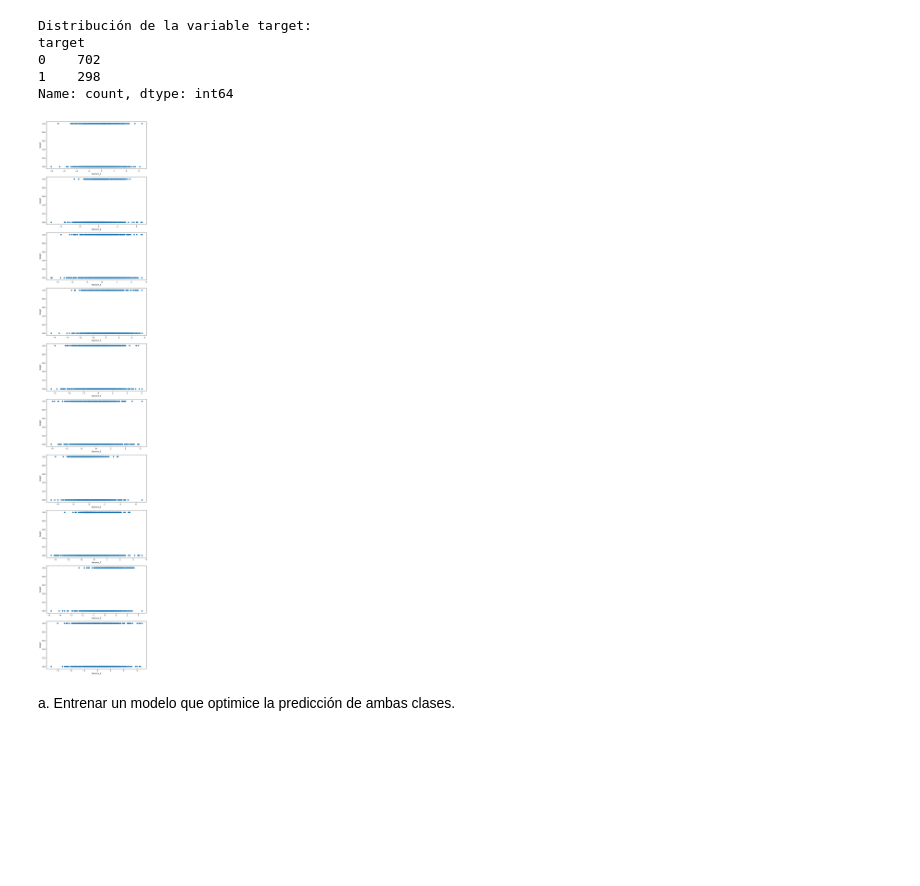
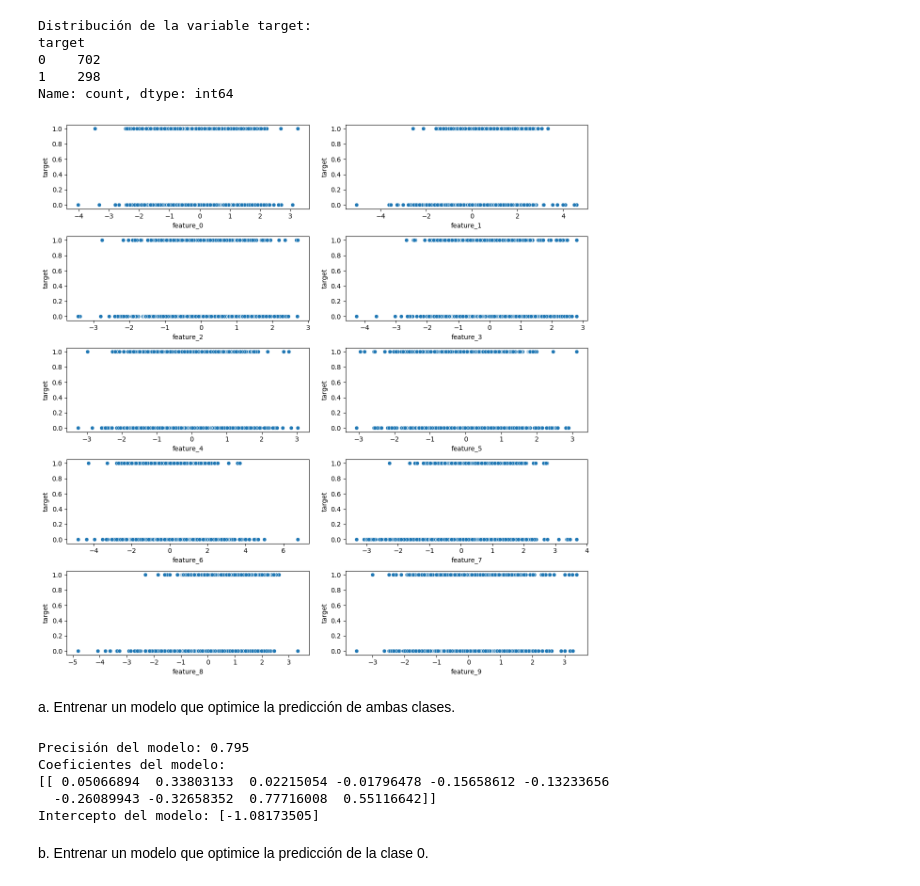
Before and after one commit to jl-tavera/assignments-ML, a Jupyter notebook: assignment1.ipynb, the cells around one changed output. Drawn from its saved outputs; the diff is of its cells as text; code cells hidden in the pictures; blank space fills up the shorter version.

```diff
--- a/assignment1.ipynb
+++ b/assignment1.ipynb
@@ -478,26 +556,69 @@ target
 1    298
 Name: count, dtype: int64
 # %%
-import seaborn as sns
-# Get the list of features
+# Toma la lista de features
 features = df.columns[:-1]
 
-# Create subplots
-fig, axes = plt.subplots(len(features), 1, figsize=(8, len(features)*4))
+# Calcula el número de filas y columnas para los subplots
+num_rows = (len(features) - 1) // 2 + 1
+num_cols = min(len(features), 2)
 
-# Iterate over each feature and plot against the target
+# Crea una figura y un conjunto de subplots
+fig, axes = plt.subplots(num_rows, num_cols, figsize=(12, 12))
+
+# Itera sobre cada feature y crea un scatter plot
 for i, feature in enumerate(features):
-    ax = axes[i]
+    row = i // num_cols
+    col = i % num_cols
+    ax = axes[row, col]
     sns.scatterplot(data=df, x=feature, y='target', ax=ax)
     ax.set_xlabel(feature)
     ax.set_ylabel('target')
 
-# Adjust the layout of subplots
+# Ajusta el layout
 plt.tight_layout()
 
-# Show the plot
+# Muestra el plot
 plt.show()
 # %% [output]
-[figure, old version]
+[figure, new version]
 # %% [markdown]
 a. Entrenar un modelo que optimice la predicción de ambas clases.
+# %%
+from sklearn.model_selection import train_test_split
+from sklearn.linear_model import LogisticRegression
+from sklearn.metrics import accuracy_score
+
+
+# Separa el dataframe en features y target
+X = df.drop('target', axis=1)
+y = df['target']
+
+# Separa el conjunto de datos en entrenamiento y prueba
+X_train, X_test, y_train, y_test = train_test_split(X, y, test_size=0.2, random_state=42)
+
+# Inicializa el modelo de regresión logística
+model = LogisticRegression()
+
+# Entrena el modelo
+model.fit(X_train, y_train)
+
+# Realiza predicciones
+y_pred = model.predict(X_test)
+
+# Calcula la precisión del modelo
+accuracy = accuracy_score(y_test, y_pred)
+print("Precisión del modelo:", accuracy)
+
+# Muestra los coeficientes del modelo
+print("Coeficientes del modelo:")
+print(model.coef_)
+print("Intercepto del modelo:", model.intercept_)
+# %% [output]
+Precisión del modelo: 0.795
+Coeficientes del modelo:
+[[ 0.05066894  0.33803133  0.02215054 -0.01796478 -0.15658612 -0.13233656
+  -0.26089943 -0.32658352  0.77716008  0.55116642]]
+Intercepto del modelo: [-1.08173505]
+# %% [markdown]
+b. Entrenar un modelo que optimice la predicción de la clase 0.
```
Also changed, not shown: parts of 20 cells of this notebook.
